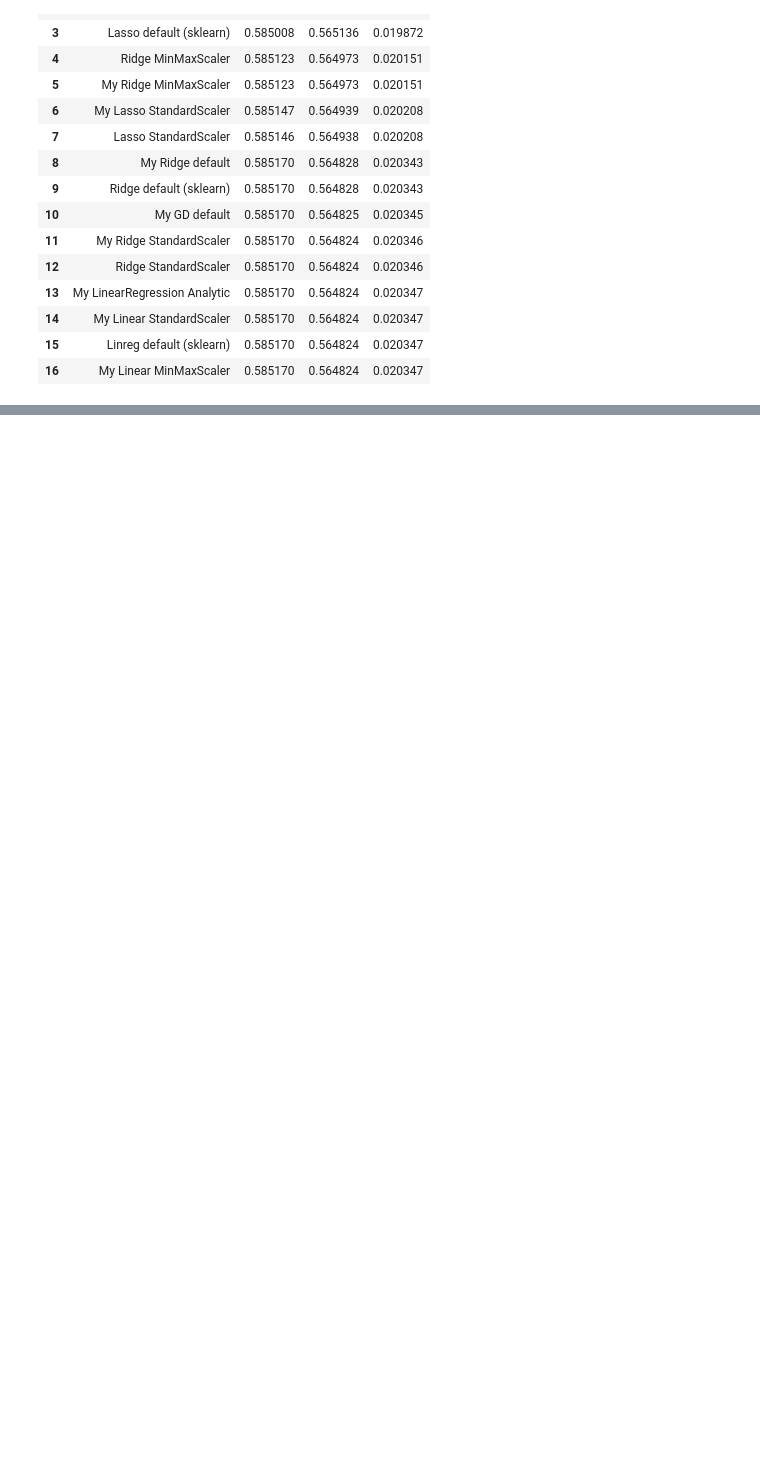
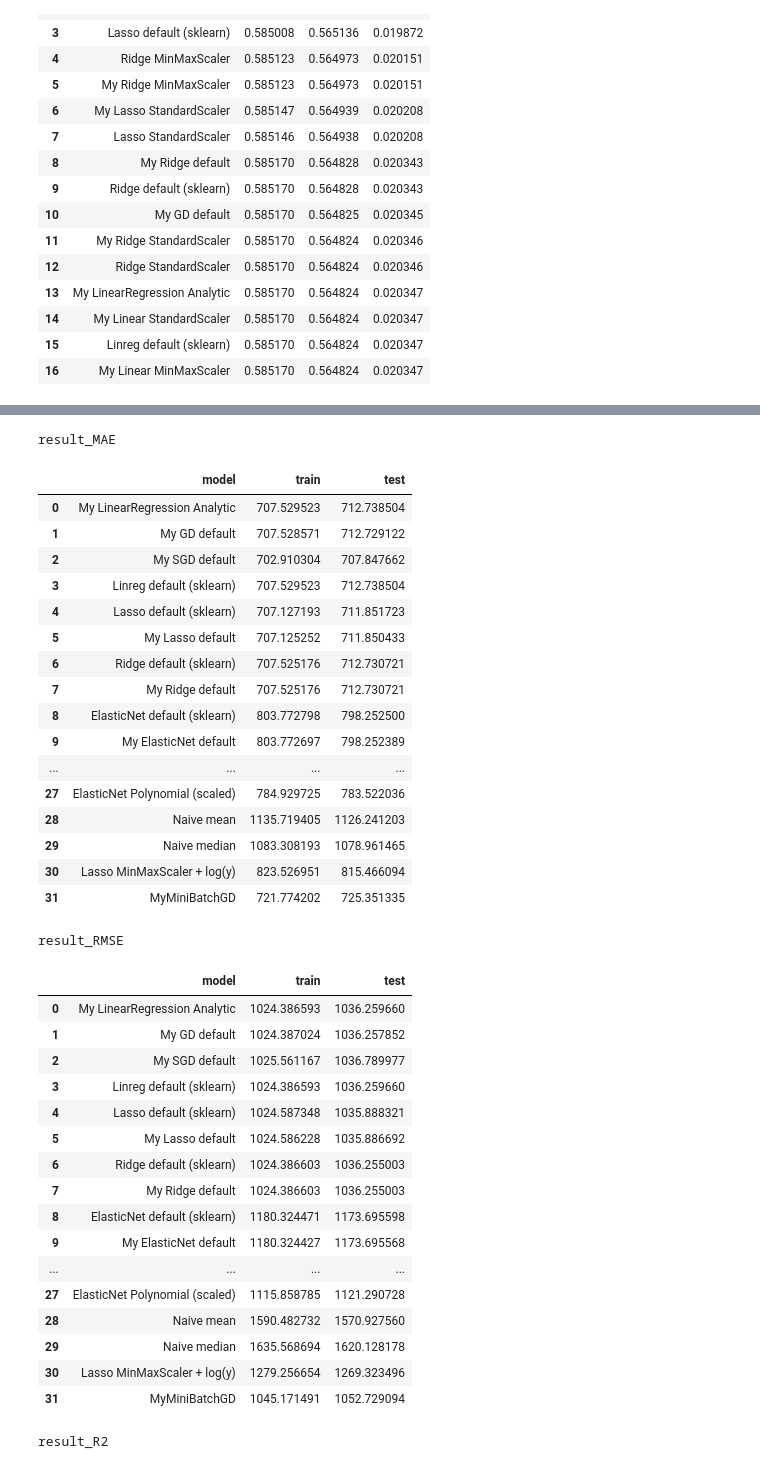
Before and after one commit to DenisKuz32/LR_SGD, a Jupyter notebook: src/decision.ipynb, the cells around one changed output, grey strips where cells are left out. Cells and saved outputs as stored; diff of their text form; code cells hidden in the pictures; blank space fills up the shorter version.

```diff
--- a/src/decision.ipynb
+++ b/src/decision.ipynb
@@ -1114,0 +1266,41 @@ Lasso MinMaxScaller окзалась наилучшей моделью с наи
+# %%
+evaluate(mybatch, 'MyMiniBatchGD', Xtr_s, y_train, Xte_s, y_test)
+show_results()
+# %% [output]
+result_MAE
+|  | model | train | test |
+| 0 | My LinearRegression Analytic | 707.529523 | 712.738504 |
+| 1 | My GD default | 707.528571 | 712.729122 |
+| 2 | My SGD default | 702.910304 | 707.847662 |
+| 3 | Linreg default (sklearn) | 707.529523 | 712.738504 |
+| 4 | Lasso default (sklearn) | 707.127193 | 711.851723 |
+| 5 | My Lasso default | 707.125252 | 711.850433 |
+| 6 | Ridge default (sklearn) | 707.525176 | 712.730721 |
+| 7 | My Ridge default | 707.525176 | 712.730721 |
+| 8 | ElasticNet default (sklearn) | 803.772798 | 798.252500 |
+| 9 | My ElasticNet default | 803.772697 | 798.252389 |
+| ... | ... | ... | ... |
+| 27 | ElasticNet Polynomial (scaled) | 784.929725 | 783.522036 |
+| 28 | Naive mean | 1135.719405 | 1126.241203 |
+| 29 | Naive median | 1083.308193 | 1078.961465 |
+| 30 | Lasso MinMaxScaler + log(y) | 823.526951 | 815.466094 |
+| 31 | MyMiniBatchGD | 721.774202 | 725.351335 |
+result_RMSE
+|  | model | train | test |
+| 0 | My LinearRegression Analytic | 1024.386593 | 1036.259660 |
+| 1 | My GD default | 1024.387024 | 1036.257852 |
+| 2 | My SGD default | 1025.561167 | 1036.789977 |
+| 3 | Linreg default (sklearn) | 1024.386593 | 1036.259660 |
+| 4 | Lasso default (sklearn) | 1024.587348 | 1035.888321 |
+| 5 | My Lasso default | 1024.586228 | 1035.886692 |
+| 6 | Ridge default (sklearn) | 1024.386603 | 1036.255003 |
+| 7 | My Ridge default | 1024.386603 | 1036.255003 |
+| 8 | ElasticNet default (sklearn) | 1180.324471 | 1173.695598 |
+| 9 | My ElasticNet default | 1180.324427 | 1173.695568 |
+| ... | ... | ... | ... |
+| 27 | ElasticNet Polynomial (scaled) | 1115.858785 | 1121.290728 |
+| 28 | Naive mean | 1590.482732 | 1570.927560 |
+| 29 | Naive median | 1635.568694 | 1620.128178 |
+| 30 | Lasso MinMaxScaler + log(y) | 1279.256654 | 1269.323496 |
+| 31 | MyMiniBatchGD | 1045.171491 | 1052.729094 |
+result_R2
```
Also changed, not shown: parts of 8 cells of this notebook.
